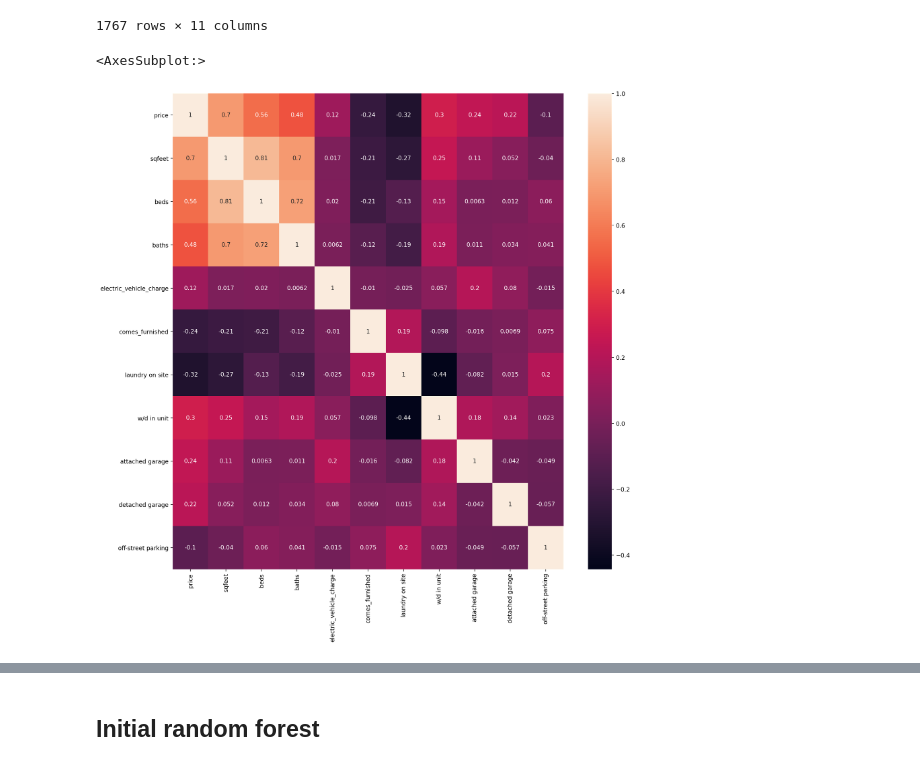
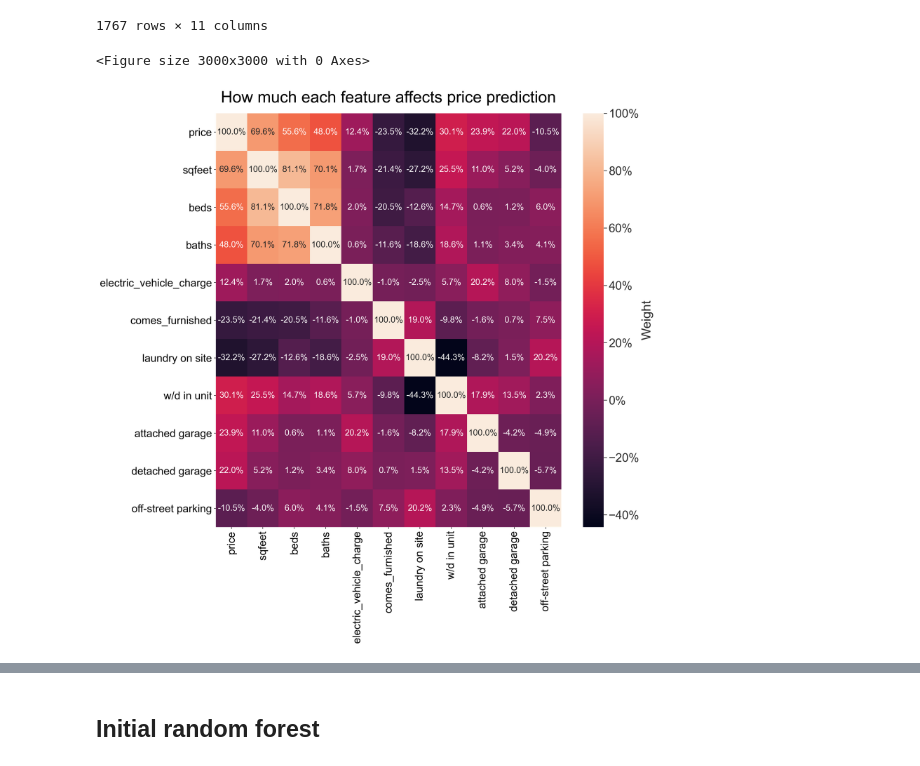
Before and after one commit to CKHarrison/phoenix-rent-predictor, a Jupyter notebook: housing.ipynb, the cells around one changed output, grey strips where cells are left out. Cells and saved outputs as stored; diff of their text form; code cells hidden in the pictures.

```diff
--- a/housing.ipynb
+++ b/housing.ipynb
@@ -1411,9 +1435,18 @@ small_df
 | 1765 | 1205 | 840 | 2 | 1.0 | 0 | 0 | 1 | ... |
 | 1766 | 1450 | 1006 | 2 | 2.0 | 0 | 0 | 0 | ... |
 1767 rows × 11 columns
-# %%
-plt.figure(figsize=(15,15), dpi=200)
-sns.heatmap(data=small_df.corr(), annot=True)
-# %% [output]
-<AxesSubplot:>
-[figure, removed]
+# %%
+from matplotlib.ticker import PercentFormatter
+plt.figure(figsize=(15,15), dpi=200)
+fig, ax = plt.subplots(figsize=(15,15), dpi=200)
+sns.set(font_scale=2)
+sns.heatmap(data=small_df.corr(), annot_kws={'size':16},  annot=True, fmt=".1%", cbar_kws=({'label': 'Weight'}))
+plt.yticks(fontsize=20,)
+plt.xticks(fontsize=20)
+cbar = ax.collections[0].colorbar
+cbar.ax.yaxis.set_major_formatter(PercentFormatter(1, 0))
+plt.title("How much each feature affects price prediction", fontsize=30, pad=20);
+plt.tight_layout()
+# %% [output]
+<Figure size 3000x3000 with 0 Axes>
+[figure, added]
```
Also changed, not shown: parts of 11 cells of this notebook, 13 other files.
